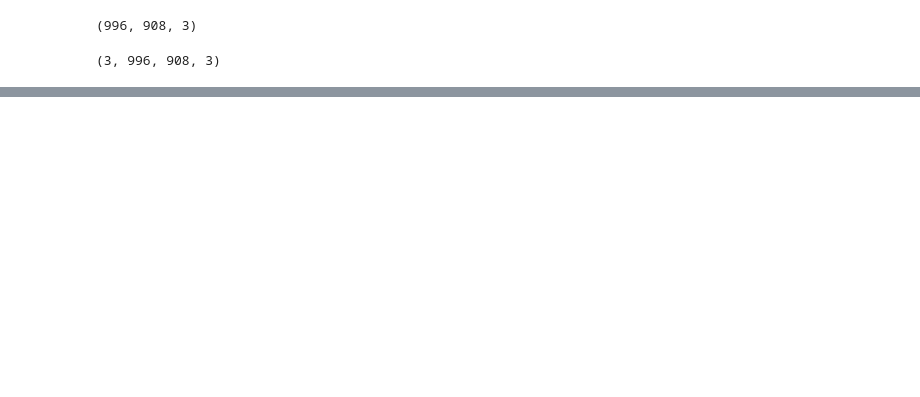
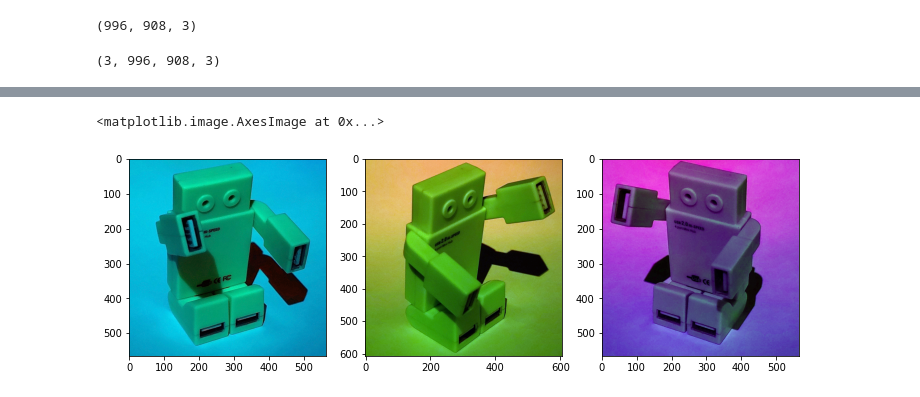
Before and after one commit to AriSalassa/vision-por-computadora, a Jupyter notebook: TP1/main.ipynb, the cells around one changed output, grey strips where cells are left out. Saved outputs shown, nothing was run; the diff lists cells and outputs as text; code cells hidden in the pictures; blank space fills up the shorter version.

```diff
--- a/TP1/main.ipynb
+++ b/TP1/main.ipynb
@@ -74,0 +76,19 @@ fig.show()
+# %%
+def withe_patch(img_input: np.array):
+    r, g, b = cv.split(img_input)
+
+    print(type(b))
+    print(b)
+    print(np.uint16(b) * 255)
+
+    print(np.max(r), np.max(g), np.max(b))
+
+    ch_1 = 255 / np.max(r) * r
+    ch_2 = 255 / np.max(g) * g
+    ch_3 = 255 / np.max(b) * b
+
+    print(ch_3)
+
+    img_wp = cv.merge([np.uint8(ch_1), np.uint8(ch_2), np.uint8(ch_3)])
+
+    return img_wp
@@ -74,0 +122,4 @@ fig.show()
+# %%
+img_wp_tranf_1 = withe_patch(img_wp_1)
+img_wp_tranf_2 = withe_patch(img_wp_2)
+img_wp_tranf_3 = withe_patch(img_wp_3)
@@ -74,0 +144,9 @@ fig.show()
+# %%
+fig, axs = plt.subplots(1, 3, figsize=(12,12))
+
+axs[0].imshow(img_wp_tranf_1)
+axs[1].imshow(img_wp_tranf_2)
+axs[2].imshow(img_wp_tranf_3)
+# %% [output]
+<matplotlib.image.AxesImage at 0x...>
+[figure, added]
```
Also changed, not shown: parts of 11 cells of this notebook.
